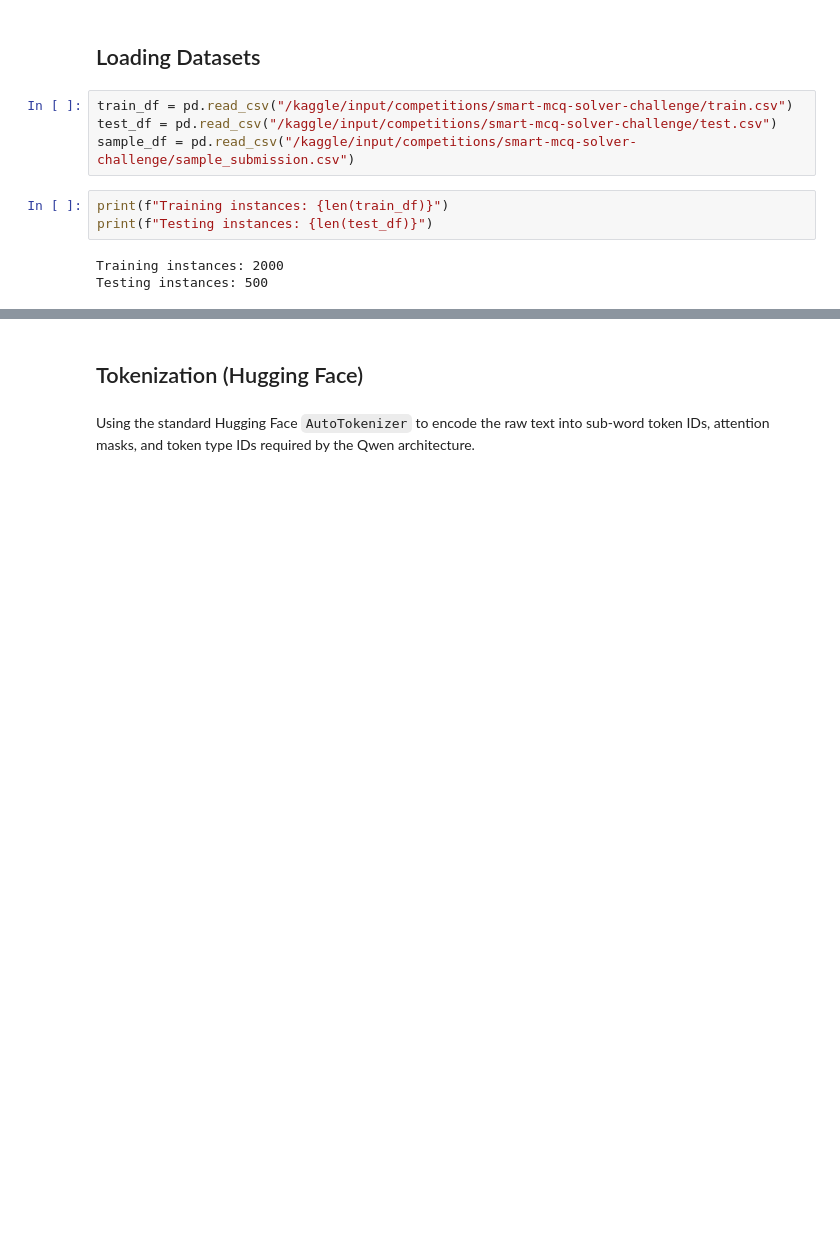
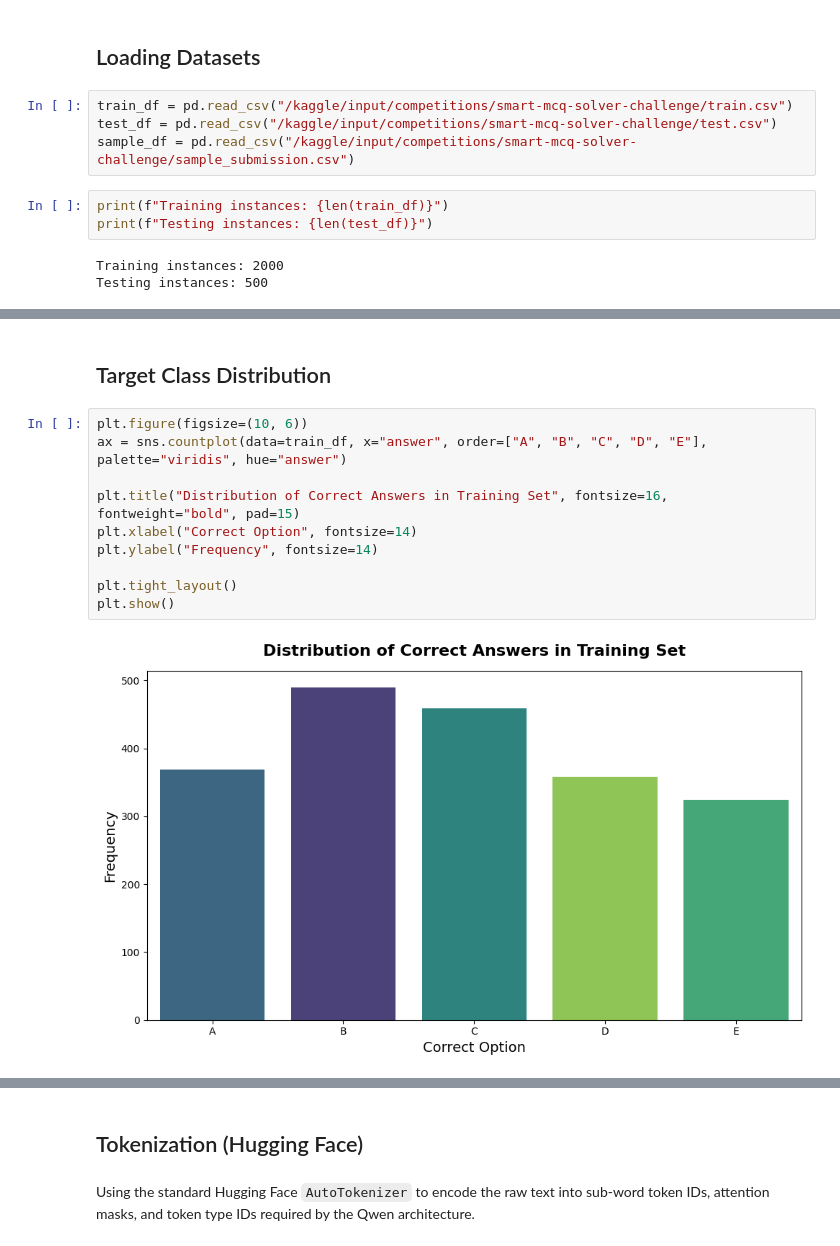
Before and after one commit to BhagyaJyoti22006/Smart-MCQ-Solver-Challenge, a Jupyter notebook: notebooks/Final_Notebook.ipynb, the cells around one changed output, grey strips where cells are left out. Drawn from its saved outputs; the diff is of its cells as text; blank space fills up the shorter version.

```diff
--- a/notebooks/Final_Notebook.ipynb
+++ b/notebooks/Final_Notebook.ipynb
@@ -90,0 +207,14 @@ Testing instances: 500
+# %% [markdown]
+## Target Class Distribution
+# %%
+plt.figure(figsize=(10, 6))
+ax = sns.countplot(data=train_df, x="answer", order=["A", "B", "C", "D", "E"], palette="viridis", hue="answer")
+
+plt.title("Distribution of Correct Answers in Training Set", fontsize=16, fontweight="bold", pad=15)
+plt.xlabel("Correct Option", fontsize=14)
+plt.ylabel("Frequency", fontsize=14)
+
+plt.tight_layout()
+plt.show()
+# %% [output]
+[figure, added]
```
Also changed, not shown: parts of 75 cells of this notebook.
